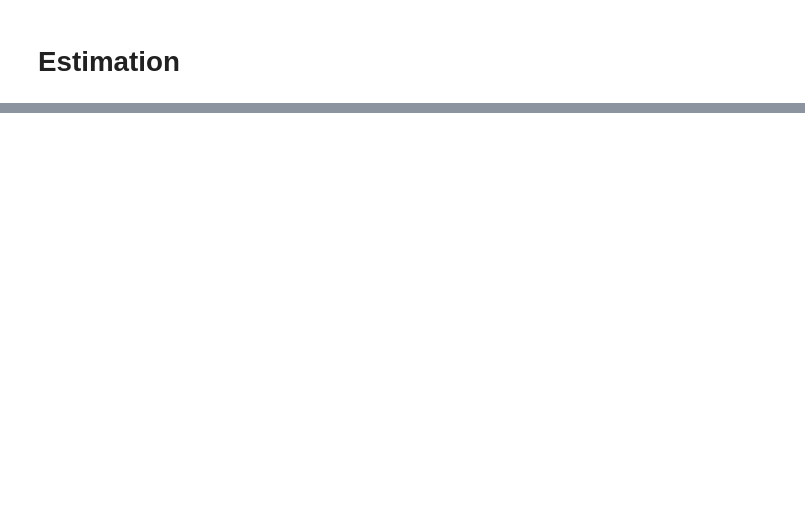
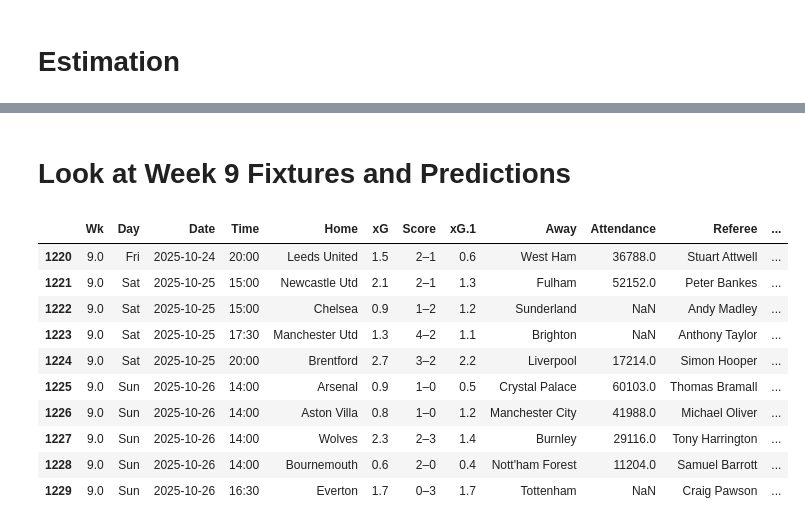
Before and after one commit to amirhosseintavakoli/English-Premier-League-Prediction, a Jupyter notebook: analysis_match_player_level.ipynb, the cells around one changed output, grey strips where cells are left out. Cells and saved outputs as stored; diff of their text form; code cells hidden in the pictures; blank space fills up the shorter version.

```diff
--- a/analysis_match_player_level.ipynb
+++ b/analysis_match_player_level.ipynb
@@ -589,2 +599,18 @@ weighted avg       0.39      0.41      0.40       468
+# %% [markdown]
+# Look at Week 9 Fixtures and Predictions
+# %%
+match_df[(match_df['Season'] == '2025-2026') & (match_df['Wk'] == 9)]
+# %% [output]
+|  | Wk | Day | Date | Time | Home | xG | Score | xG.1 | Away | Attendance | Referee | ... |
+| 1220 | 9.0 | Fri | 2025-10-24 | 20:00 | Leeds United | 1.5 | 2–1 | 0.6 | West Ham | 36788.0 | Stuart Attwell | ... |
+| 1221 | 9.0 | Sat | 2025-10-25 | 15:00 | Newcastle Utd | 2.1 | 2–1 | 1.3 | Fulham | 52152.0 | Peter Bankes | ... |
+| 1222 | 9.0 | Sat | 2025-10-25 | 15:00 | Chelsea | 0.9 | 1–2 | 1.2 | Sunderland | NaN | Andy Madley | ... |
+| 1223 | 9.0 | Sat | 2025-10-25 | 17:30 | Manchester Utd | 1.3 | 4–2 | 1.1 | Brighton | NaN | Anthony Taylor | ... |
+| 1224 | 9.0 | Sat | 2025-10-25 | 20:00 | Brentford | 2.7 | 3–2 | 2.2 | Liverpool | 17214.0 | Simon Hooper | ... |
+| 1225 | 9.0 | Sun | 2025-10-26 | 14:00 | Arsenal | 0.9 | 1–0 | 0.5 | Crystal Palace | 60103.0 | Thomas Bramall | ... |
+| 1226 | 9.0 | Sun | 2025-10-26 | 14:00 | Aston Villa | 0.8 | 1–0 | 1.2 | Manchester City | 41988.0 | Michael Oliver | ... |
+| 1227 | 9.0 | Sun | 2025-10-26 | 14:00 | Wolves | 2.3 | 2–3 | 1.4 | Burnley | 29116.0 | Tony Harrington | ... |
+| 1228 | 9.0 | Sun | 2025-10-26 | 14:00 | Bournemouth | 0.6 | 2–0 | 0.4 | Nott'ham Forest | 11204.0 | Samuel Barrott | ... |
+| 1229 | 9.0 | Sun | 2025-10-26 | 16:30 | Everton | 1.7 | 0–3 | 1.7 | Tottenham | NaN | Craig Pawson | ... |
 # %%
 # long_df[['Outcome', 'Predicted_knn', 'Predicted_logreg', 'Predicted_rf', 'Predicted_xgb']]
```
Also changed, not shown: parts of 23 cells of this notebook, 1 other file.
